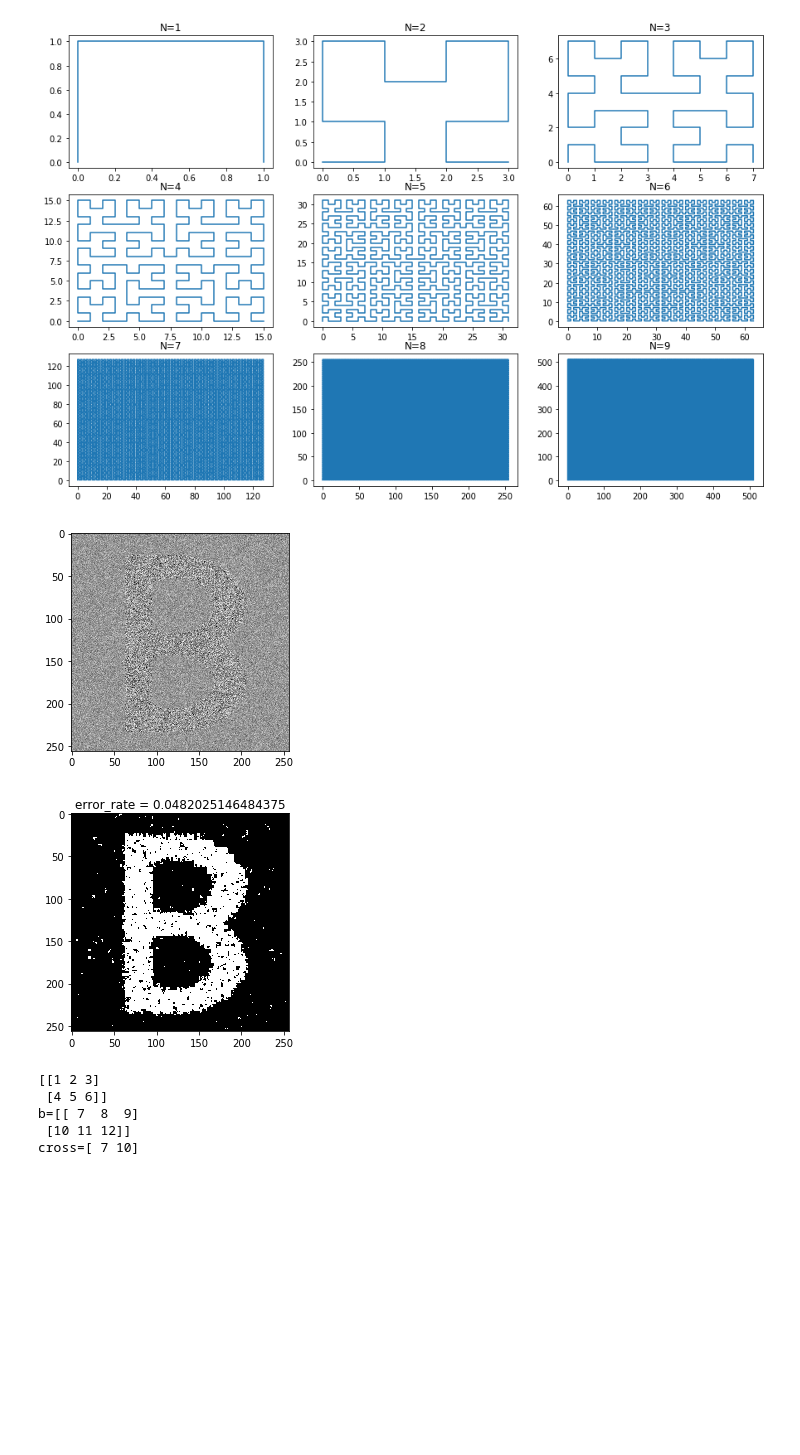
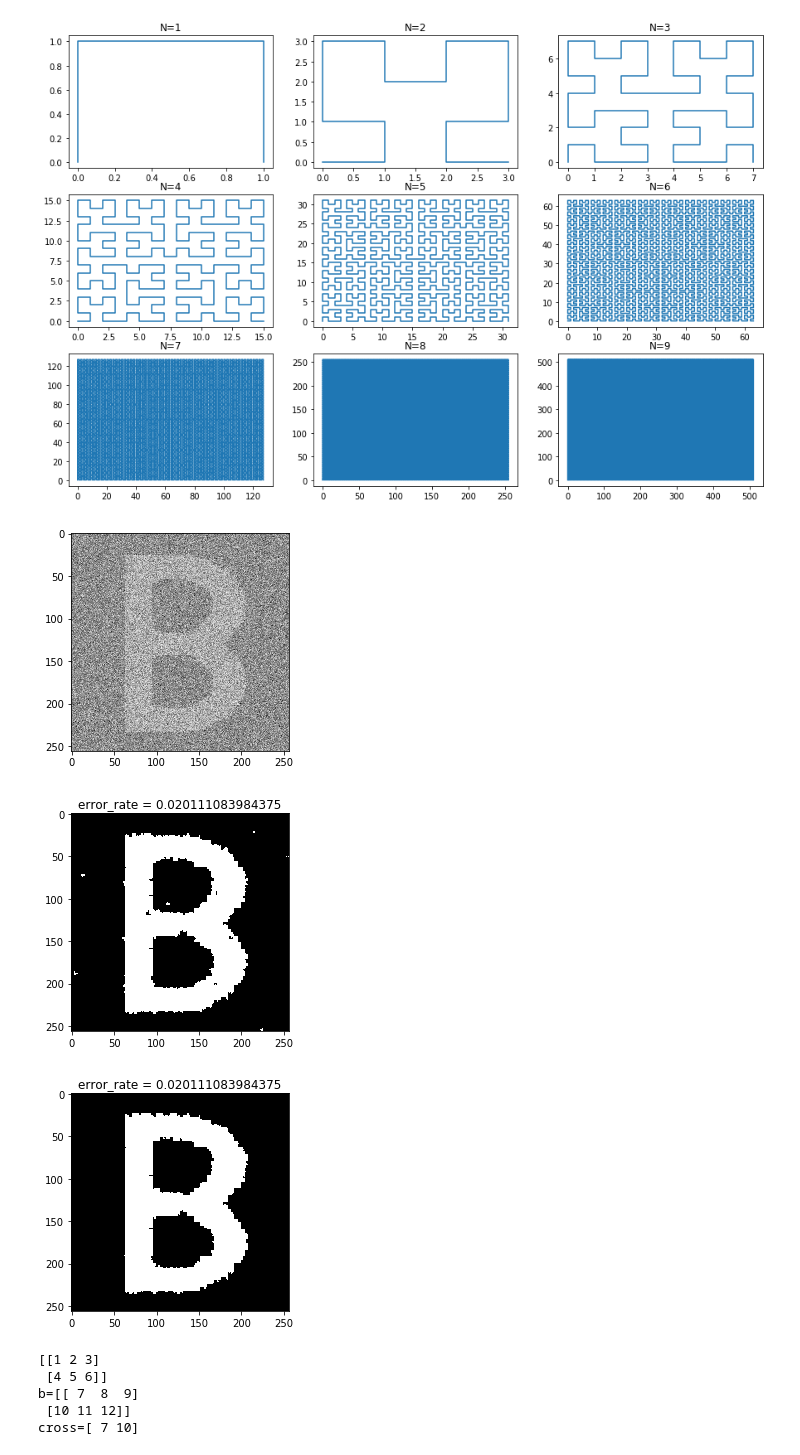
Before and after one commit to nicolas-dufour/semi-markov-image-segmentation, a Jupyter notebook: Coupled_markov.ipynb, the cells around one changed output. Drawn from its saved outputs; the diff is of its cells as text; code cells hidden in the pictures; blank space fills up the shorter version.

```diff
--- a/Coupled_markov.ipynb
+++ b/Coupled_markov.ipynb
@@ -487,22 +487,27 @@ class HMC(Chain):
 # %%
 image_chain = Chain()
 image_chain.init_from_image(np.array(Image.open("./images/beee2.bmp")))
-mean = np.array([1, 1])
-std = np.array([1, 2])
+mean = np.array([1, 2])
+std = np.array([1, 1])
 p = np.array([0.5, 0.5])
+image_bruite = image_chain.gaussian_noise(mean, std)
 image_bruite.plot_image()
-image_bruite = image_chain.gaussian_noise(mean, std)
 transitions = image_chain.x_transtion_true()
 mean0 = np.array([0.5, 4])
 std0 = np.array([2, 0.5])
 p0 = np.array([0.5, 0.5])
-image_segmente = image_bruite.MPM(transitions, p0, mean, std, 0)
+image_segmente = image_bruite.MPM(transitions, p, mean, std, False)
 image_segmente.plot_image(
     title="error_rate = " + str(image_chain.error_rate(image_segmente))
 )
+image_segmente_supp = image_bruite.MPM(transitions, p0, mean0, std0, True,10)
+image_segmente_supp.plot_image(
+    title="error_rate = " + str(image_chain.error_rate(image_segmente))
+)
 # %% [output]
-[figure, old version]
+[figure, new version]
-[figure, old version]
+[figure, new version]
+[figure, added]
 # %%
 a = np.array([[1, 2, 3], [4, 5, 6]])
 b = np.array([[7, 8, 9], [10, 11, 12]])
```
Also changed, not shown: parts of 4 cells of this notebook.
